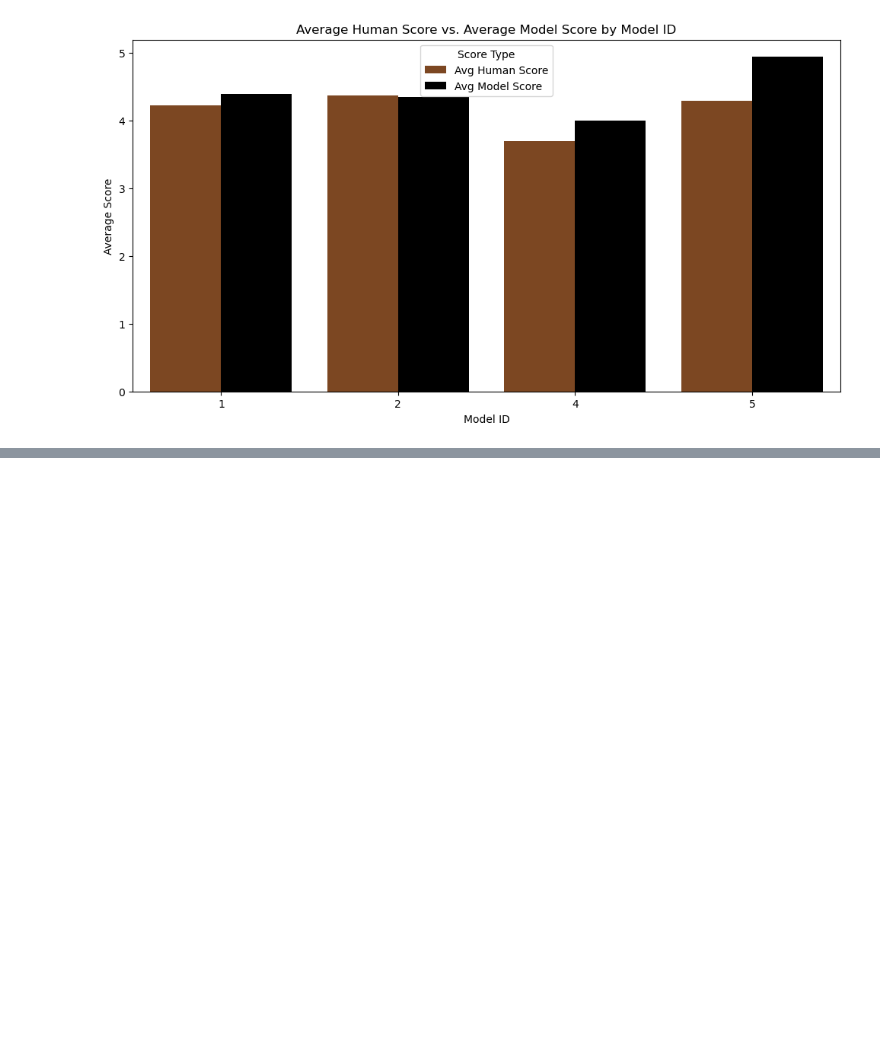
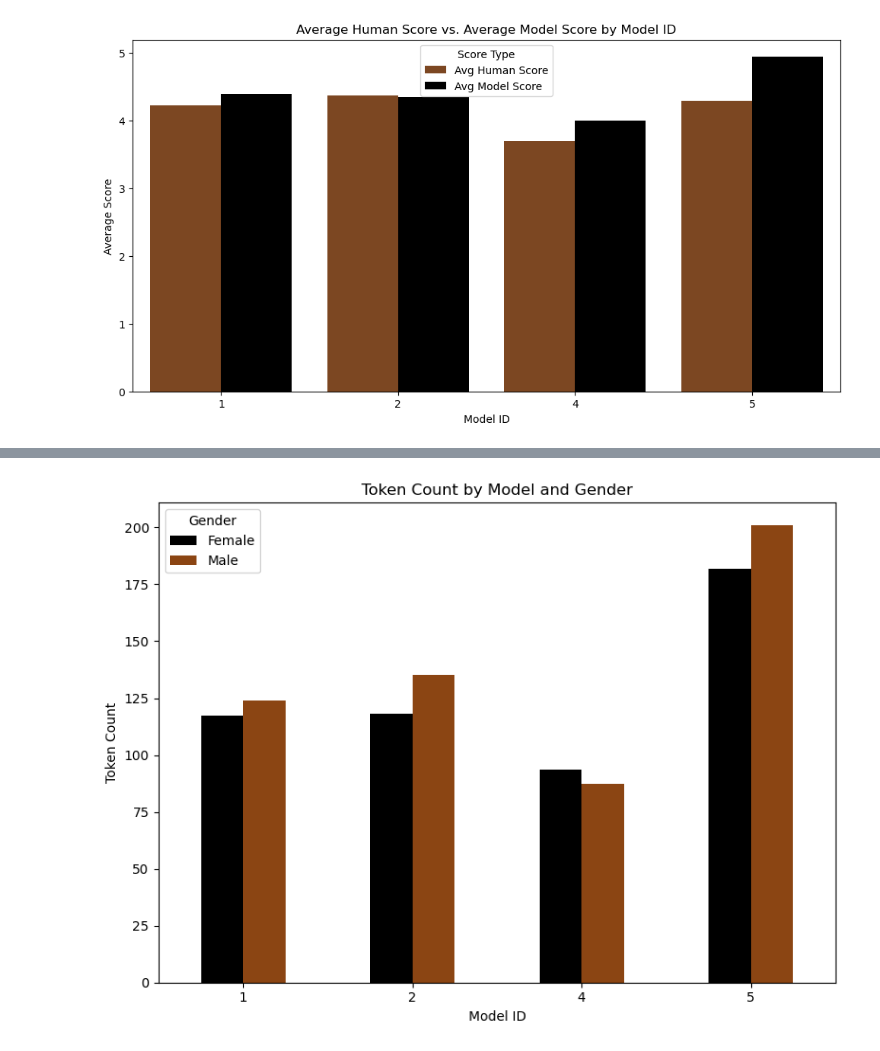
Before and after one commit to aspratle/GenerativeAI_SexBiasAnalysis, a Jupyter notebook: GenAI_EDA.ipynb, the cells around one changed output, grey strips where cells are left out. Cells and saved outputs as stored; diff of their text form; code cells hidden in the pictures; blank space fills up the shorter version.

```diff
--- a/GenAI_EDA.ipynb
+++ b/GenAI_EDA.ipynb
@@ -233,0 +342,10 @@ plt.show()
+# %%
+# Function to remove punctuation and convert to lowercase
+def clean_text(text):
+    # Remove punctuation
+    text = text.translate(str.maketrans('', '', string.punctuation))
+    # Convert to lowercase
+    return text.lower()
+
+# Apply the function to the 'Model_Response' column and store in a new column
+df['model_response_clean'] = df['Model_Response'].apply(clean_text)
@@ -233,0 +362,27 @@ plt.show()
+# %%
+#Tokenize the words
+df['token_count'] = df['model_response_clean'].apply(lambda x: len(x.split()))
+# %%
+df['tokens'] = df['model_response_clean'].apply(word_tokenize)
+# %%
+# View how wordy responses are by Gender
+
+# Group data by model_id and gender, then sum token_counts
+grouped_data = df.groupby(['Model_ID', 'Gender_Prompt'])['token_count'].mean().unstack()
+
+# Your color palette
+palette = {"Male": "#8B4513", "Female": "#000000"}  # Brown for Male, Black for Female
+
+# Create the bar chart
+ax = grouped_data.plot(kind='bar', color=[palette[g] for g in grouped_data.columns], figsize=(8, 6))
+
+# Customize the chart
+plt.title('Token Count by Model and Gender')
+plt.xlabel('Model ID')
+plt.ylabel('Token Count')
+plt.xticks(rotation=0)  # Keep x-axis labels horizontal
+plt.legend(title='Gender')
+plt.tight_layout()  # Adjust layout to prevent labels from overlapping
+plt.show()
+# %% [output]
+[figure, added]
```
Also changed, not shown: parts of 35 cells of this notebook.
